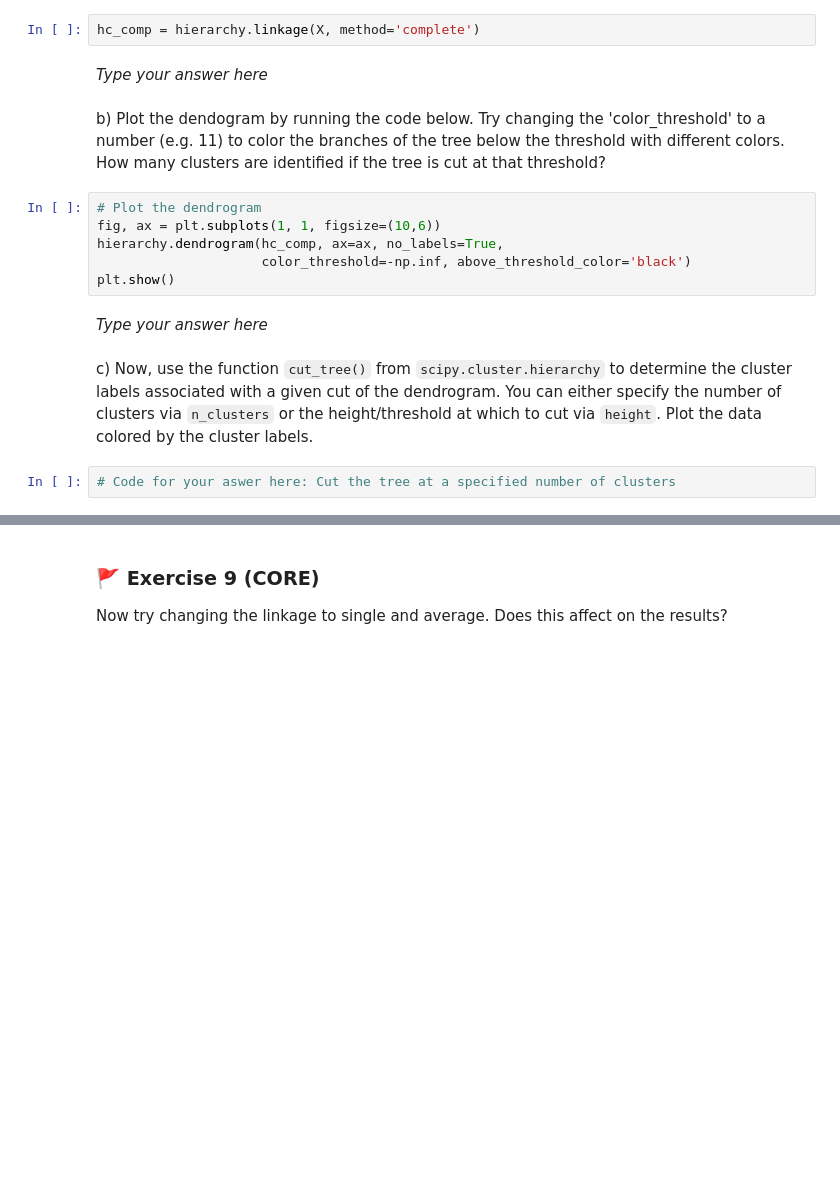
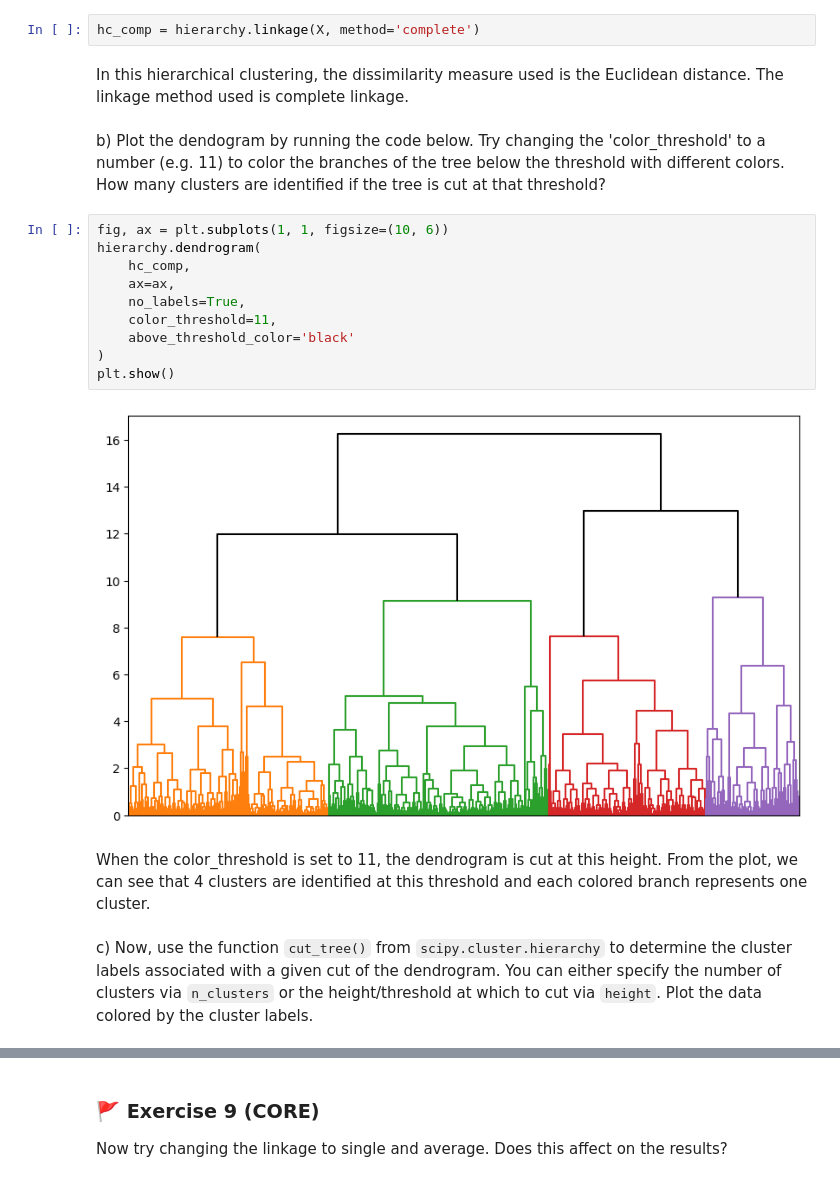
Before and after one commit to SiqiWang02/MLP_2026_week03, a Jupyter notebook: mlp_week03.ipynb, the cells around one changed output, grey strips where cells are left out. Drawn from its saved outputs; the diff is of its cells as text; blank space fills up the shorter version.

```diff
--- a/mlp_week03.ipynb
+++ b/mlp_week03.ipynb
@@ -468,19 +468,23 @@ Note that you can also use [`AgglomerativeClustering`](https://scikit-learn.org/
 a) For the following code cell, what is dissimarlity and linkage is used in hierarchical clustering?
 # %%
 hc_comp = hierarchy.linkage(X, method='complete')
-# %% [markdown]
-_Type your answer here_
+# %% [markdown]
+In this hierarchical clustering, the dissimilarity measure used is the Euclidean distance. The linkage method used is complete linkage.
 # %% [markdown]
 b)  Plot the dendogram by running the code below. Try changing the 'color_threshold' to a number (e.g. 11) to color the branches of the tree below the threshold with different colors. How many clusters are identified if the tree is cut at that threshold?
 # %%
-# Plot the dendrogram
-fig, ax = plt.subplots(1, 1, figsize=(10,6))
-hierarchy.dendrogram(hc_comp, ax=ax, no_labels=True,
-                     color_threshold=-np.inf, above_threshold_color='black')
+fig, ax = plt.subplots(1, 1, figsize=(10, 6))
+hierarchy.dendrogram(
+    hc_comp,
+    ax=ax,
+    no_labels=True,
+    color_threshold=11,
+    above_threshold_color='black'
+)
 plt.show()
+# %% [output]
+[figure, added]
-# %% [markdown]
-_Type your answer here_
+# %% [markdown]
+When the color_threshold is set to 11, the dendrogram is cut at this height. From the plot, we can see that 4 clusters are identified at this threshold and each colored branch represents one cluster.
 # %% [markdown]
 c) Now, use the function `cut_tree()` from `scipy.cluster.hierarchy` to determine the cluster labels associated with a given cut of the dendrogram. You can either specify the number of clusters via `n_clusters` or the height/threshold at which to cut via `height`. Plot the data colored by the cluster labels.
-# %%
-# Code for your aswer here: Cut the tree at a specified number of clusters
```
Also changed, not shown: parts of 16 cells of this notebook.
